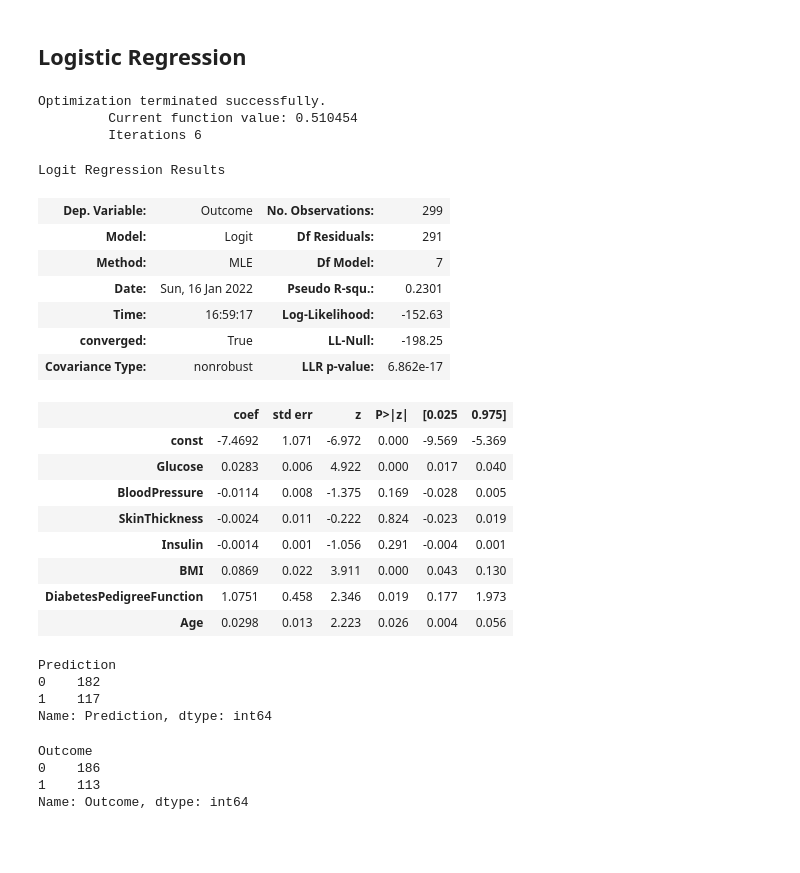
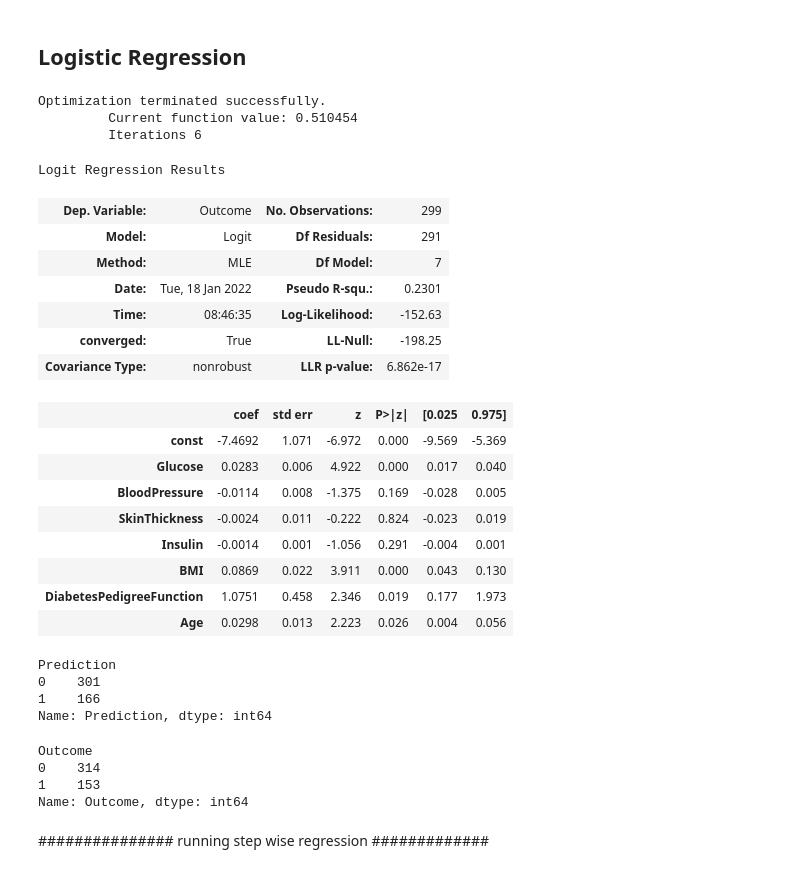
Before and after one commit to singhharsh246/Miscellaneous-Code, a Jupyter notebook: assignment 2.ipynb, the cells around one changed output. Cells and saved outputs as stored; diff of their text form; code cells hidden in the pictures; blank space fills up the shorter version.

```diff
--- a/assignment 2.ipynb
+++ b/assignment 2.ipynb
@@ -414,28 +414,28 @@ strong multicollinearity problems or that the design matrix is singular.
 # %%
 k = len(data3.columns)
 
 ### test data ##
 
 X_test = data3.iloc[1:300,1:k-1]
 Y_test = data3.iloc[1:300,k-1]
 
 ### train data ###
 
-X_train = data3.iloc[1:300,1:k-1]
-Y_train = data3.iloc[1:300,k-1]
+X_train = data3.iloc[301:,1:k-1]
+Y_train = data3.iloc[301:,k-1]
 
 logit_model = sm.Logit(Y_test, sm.add_constant(X_test)).fit()
 logit_model.summary()
 # %% [output]
 Optimization terminated successfully.
          Current function value: 0.510454
          Iterations 6
 Logit Regression Results
 | Dep. Variable: | Outcome | No. Observations: | 299 |
 | Model: | Logit | Df Residuals: | 291 |
 | Method: | MLE | Df Model: | 7 |
-| Date: | Sun, 16 Jan 2022 | Pseudo R-squ.: | 0.2301 |
-| Time: | 16:59:17 | Log-Likelihood: | -152.63 |
+| Date: | Tue, 18 Jan 2022 | Pseudo R-squ.: | 0.2301 |
+| Time: | 08:46:35 | Log-Likelihood: | -152.63 |
 | converged: | True | LL-Null: | -198.25 |
 | Covariance Type: | nonrobust | LLR p-value: | 6.862e-17 |
 |  | coef | std err | z | P>|z| | [0.025 | 0.975] |
@@ -455,13 +455,15 @@ prediction
 # prediction
 # %% [output]
 Prediction
-0    182
-1    117
+0    301
+1    166
 Name: Prediction, dtype: int64
 # %%
 pd.DataFrame(Y_train).groupby('Outcome')['Outcome'].count()
 # %% [output]
 Outcome
-0    186
-1    113
+0    314
+1    153
 Name: Outcome, dtype: int64
+# %% [markdown]
+############### running step wise regression #############
```
Also changed, not shown: parts of 16 cells of this notebook.
